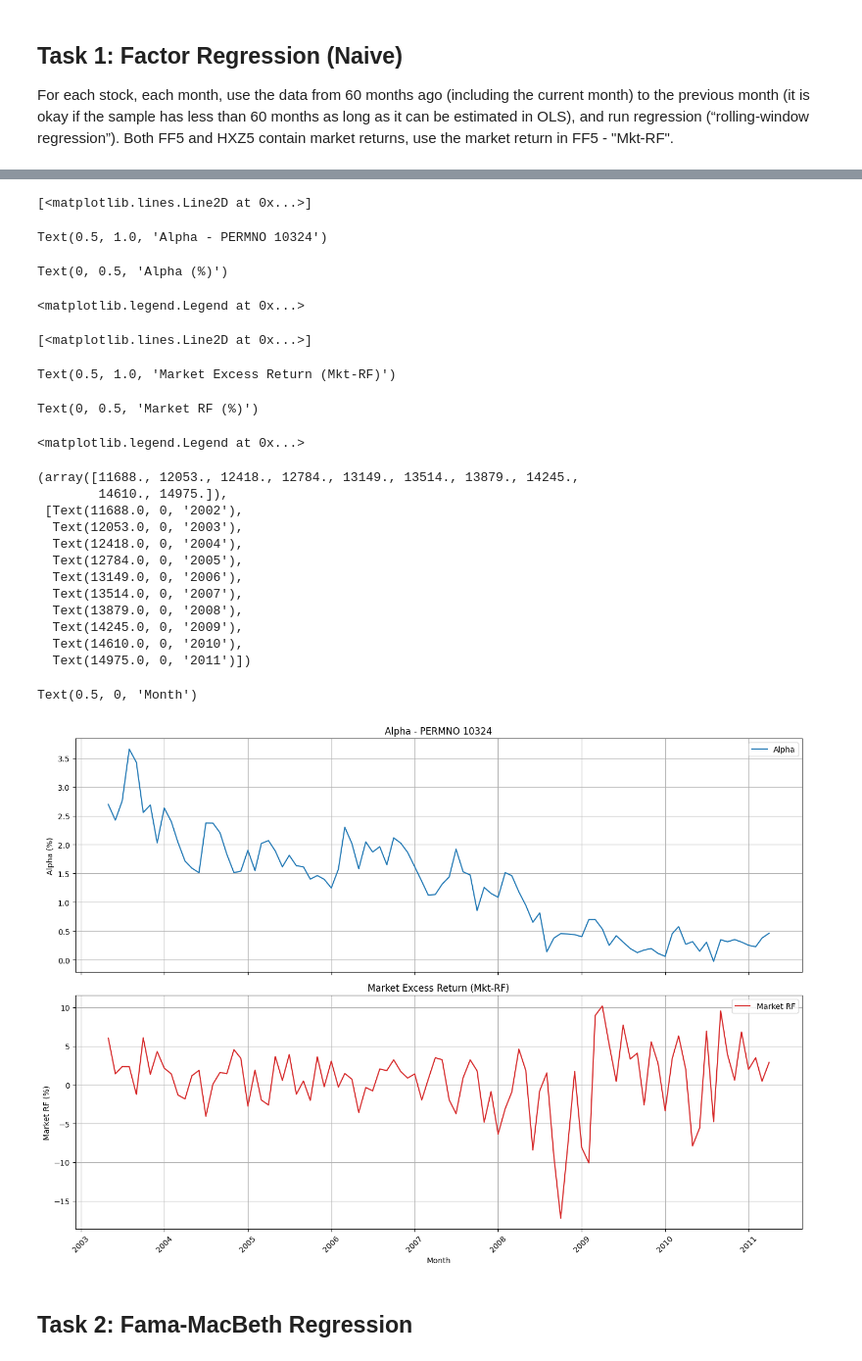
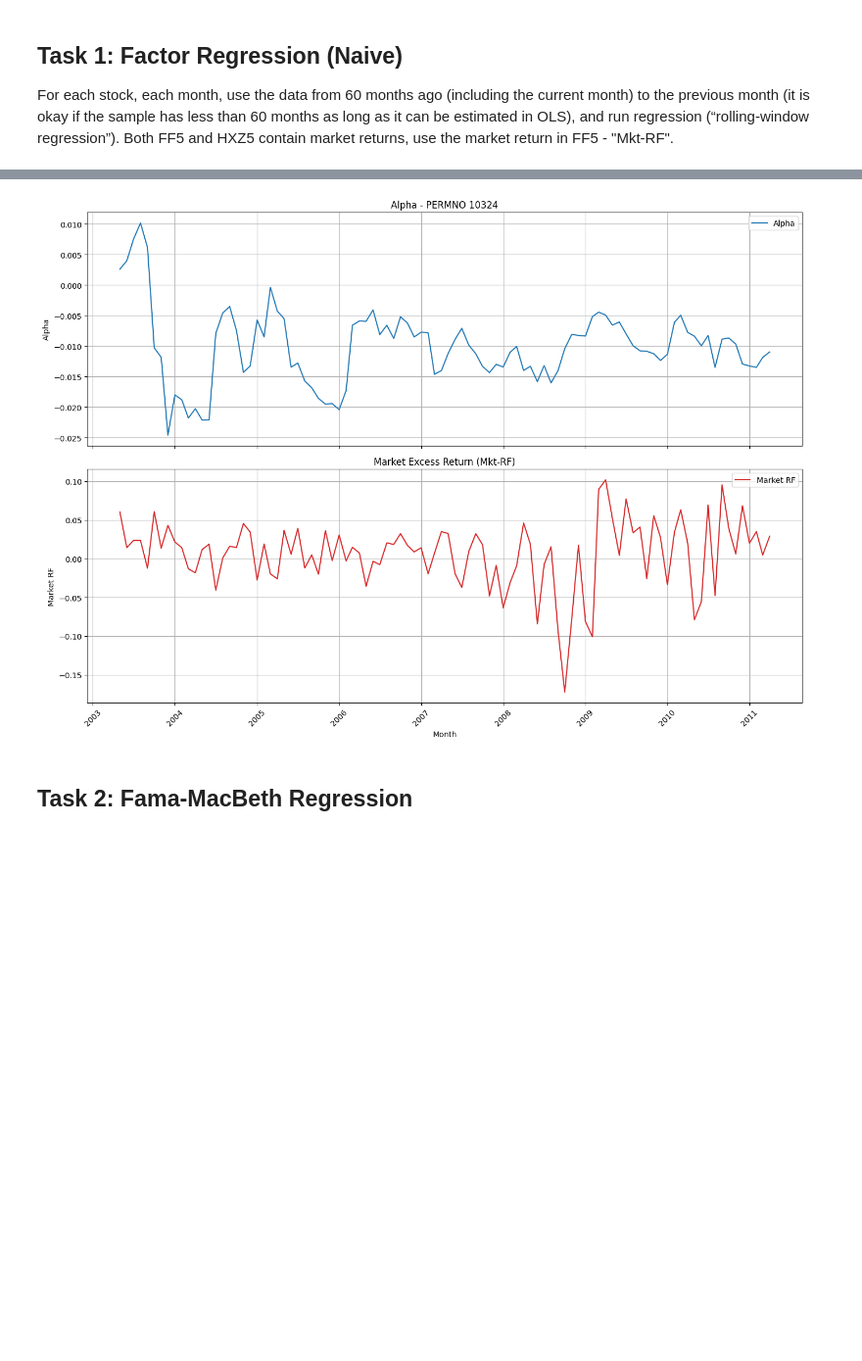
Before and after one commit to yeyechen/HKU-MFIN7034-ML, a Jupyter notebook: coursework_1.ipynb, the cells around one changed output, grey strips where cells are left out. Shown: that part at 98% size. Saved outputs shown, nothing was run; the diff lists cells and outputs as text; code cells hidden in the pictures; blank space fills up the shorter version.

```diff
--- a/coursework_1.ipynb
+++ b/coursework_1.ipynb
@@ -79,0 +34,9 @@ ff5_df.drop(ff5_df.columns[0], axis=1, inplace=True)
+# %%
+ff5_df = pd.read_csv('data/F-F_Research_Data_5_Factors_2x3.csv', skiprows=3, header=0, skip_blank_lines=False)
+empty_row_index = np.where(ff5_df.iloc[:, 0].isnull())[0][0]
+ff5_df = ff5_df.iloc[:empty_row_index]
+ff5_df['Month'] = pd.to_datetime(ff5_df.iloc[:, 0], format='%Y%m')
+ff5_df.drop(ff5_df.columns[0], axis=1, inplace=True)
+ff5_df.loc[:, ff5_df.columns != 'Month'] = ff5_df.loc[:, ff5_df.columns != 'Month'].apply(pd.to_numeric, errors='coerce').astype(float)
+ff5_df.loc[:, ff5_df.columns != 'Month'] = ff5_df.loc[:, ff5_df.columns != 'Month'] / 100
+ff5_df.head()
@@ -80,6 +50,10 @@ ff5_df.drop(ff5_df.columns[0], axis=1, inplace=True)
 # %%
+q5_df = pd.read_csv('data/q5_factors_monthly_2023.csv')
 q5_df['Month'] = pd.to_datetime(
     q5_df['year'].astype(str) + '-' + q5_df['month'].astype(str).str.zfill(2), # zfill(2): '1' -> '01', padding
     format="%Y-%m"
 )
 q5_df.drop(columns=['year', 'month'], inplace=True)
+q5_df.loc[:, ff5_df.columns != 'Month'] = q5_df.loc[:, ff5_df.columns != 'Month'].apply(pd.to_numeric, errors='coerce').astype(float)
+q5_df.loc[:, ff5_df.columns != 'Month'] = q5_df.loc[:, ff5_df.columns != 'Month'] / 100
+q5_df.head()
@@ -117,0 +67,6 @@ liq_df.head()
+# %%
+liq_df = pd.read_csv('data/liq_data_1962_2023.txt', sep=r'\t', skiprows=10, engine='python')
+liq_df['Month'] = pd.to_datetime(liq_df['% Month'], format='%Y%m')
+liq_df.drop(columns=['% Month'], inplace=True)
+liq_df.loc[:, liq_df.columns != 'Month'] = liq_df.loc[:, liq_df.columns != 'Month'].apply(pd.to_numeric, errors='coerce').astype(float)
+liq_df.head()
@@ -120,9 +82,12 @@ liq_df.head()
 For each stock, each month, use the data from 60 months ago (including the current month) to the previous month (it is okay if the sample has less than 60 months as long as it can be estimated in OLS), and run regression (“rolling-window regression”). Both FF5 and HXZ5 contain market returns, use the market return in FF5 - "Mkt-RF".
 # %%
 # merging data
-factor_reg_df = pd.merge(return_df, ff5_df, how='left', on='Month')
-factor_reg_df = pd.merge(factor_reg_df, q5_df, how='left', on='Month')
-factor_reg_df = pd.merge(factor_reg_df, liq_df, how='left', on='Month')
+factor_reg_df = pd.merge(return_df, ff5_df, how='inner', on='Month')
+factor_reg_df = pd.merge(factor_reg_df, q5_df, how='inner', on='Month')
+factor_reg_df = pd.merge(factor_reg_df, liq_df, how='inner', on='Month')
+
+# construct excess return
+factor_reg_df['MthRet-RF'] = factor_reg_df['MthRet'] - factor_reg_df['RF']
 
 # Both FF5 and HXZ5 contain market returns, use the market return in FF5 - "Mkt-RF"
 factor_reg_df.drop(columns=['R_MKT', 'R_F', 'RF'], inplace=True)
@@ -199,60 +155,38 @@ result_df
 # %%
 # Prepare data
-alpha_df = result_df[result_df['PERMNO'] == 10324][['Month', 'const']]
-alpha_df['const'] = alpha_df['const'] * 100  # Convert alpha to percentage
+alpha_df = result_df[result_df['PERMNO'] == 10324][['Month', 'alpha']]
 
 # Merge with Market RF data
 plot_df = pd.merge(
     alpha_df,
     ff5_df[['Month', 'Mkt-RF']],
     on='Month',
     how='inner'
 )
 
 # Create subplots
 fig, (ax1, ax2) = plt.subplots(2, 1, figsize=(14, 10), sharex=True)
 
 # Plot Alpha
-ax1.plot(plot_df['Month'], plot_df['const'], color='tab:blue', label='Alpha')
+ax1.plot(plot_df['Month'], plot_df['alpha'], color='tab:blue', label='Alpha')
 ax1.set_title('Alpha - PERMNO 10324', fontsize=12)
-ax1.set_ylabel('Alpha (%)')
+ax1.set_ylabel('Alpha')
 ax1.legend()
 ax1.grid(True)
 
 # Plot Market RF
 ax2.plot(plot_df['Month'], plot_df['Mkt-RF'], color='tab:red', label='Market RF')
 ax2.set_title('Market Excess Return (Mkt-RF)', fontsize=12)
-ax2.set_ylabel('Market RF (%)')
+ax2.set_ylabel('Market RF')
 ax2.legend()
 ax2.grid(True)
 
 # Formatting
 plt.xticks(rotation=45)
 plt.xlabel('Month')
 fig.tight_layout()
 plt.show()
 # %% [output]
-[<matplotlib.lines.Line2D at 0x...>]
-Text(0.5, 1.0, 'Alpha - PERMNO 10324')
-Text(0, 0.5, 'Alpha (%)')
-<matplotlib.legend.Legend at 0x...>
-[<matplotlib.lines.Line2D at 0x...>]
-Text(0.5, 1.0, 'Market Excess Return (Mkt-RF)')
-Text(0, 0.5, 'Market RF (%)')
-<matplotlib.legend.Legend at 0x...>
-(array([11688., 12053., 12418., 12784., 13149., 13514., 13879., 14245.,
-        14610., 14975.]),
- [Text(11688.0, 0, '2002'),
-  Text(12053.0, 0, '2003'),
-  Text(12418.0, 0, '2004'),
-  Text(12784.0, 0, '2005'),
-  Text(13149.0, 0, '2006'),
-  Text(13514.0, 0, '2007'),
-  Text(13879.0, 0, '2008'),
-  Text(14245.0, 0, '2009'),
-  Text(14610.0, 0, '2010'),
-  Text(14975.0, 0, '2011')])
-Text(0.5, 0, 'Month')
-[figure, old version]
+[figure, new version]
 # %% [markdown]
 ## Task 2: Fama-MacBeth Regression
```
Also changed, not shown: parts of 24 cells of this notebook.
